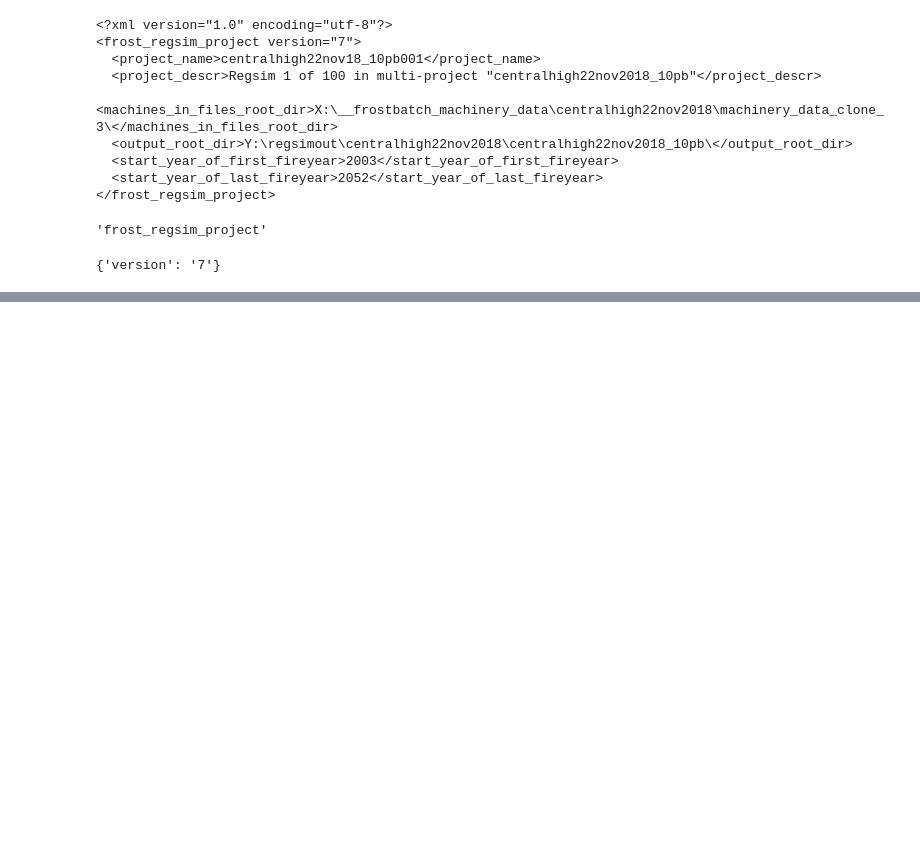
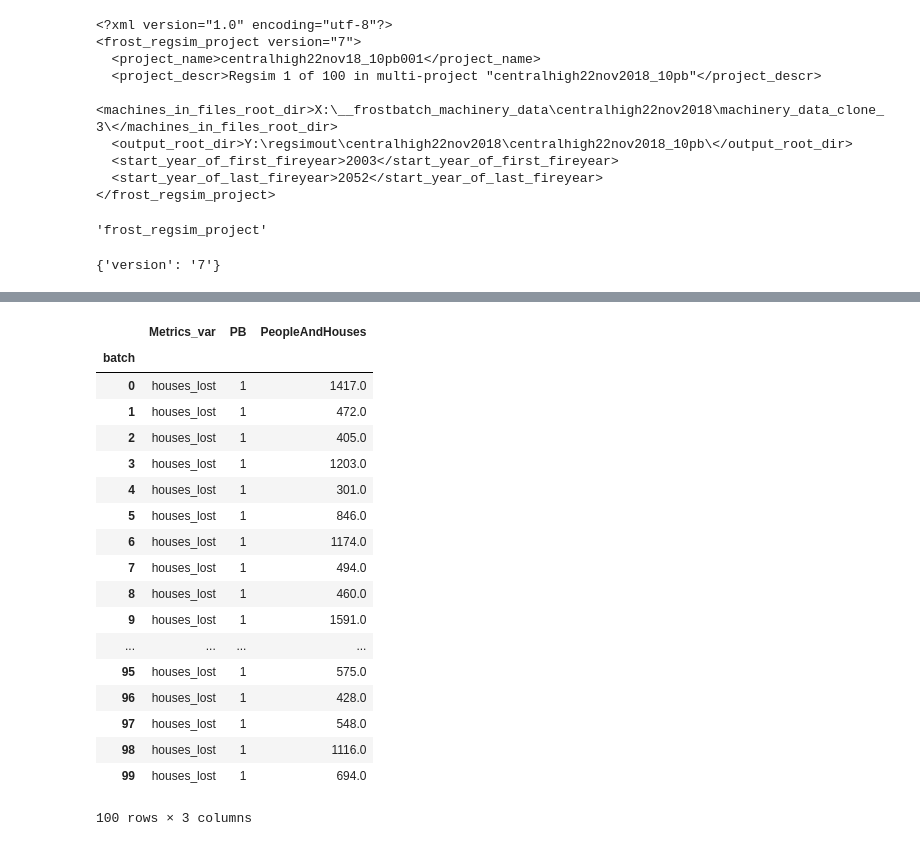
Before and after one commit to AnthonyRawlinsUoM/MetricsDashboard, a Jupyter notebook: Proper Batch and Season Extraction Testing.ipynb, the cells around one changed output, grey strips where cells are left out. Drawn from its saved outputs; the diff is of its cells as text; code cells hidden in the pictures; blank space fills up the shorter version.

```diff
--- a/Proper Batch and Season Extraction Testing.ipynb
+++ b/Proper Batch and Season Extraction Testing.ipynb
@@ -154,0 +209,2 @@ root.attrib
+# %%
+w = sorted(glob(wilds))
@@ -154,0 +255,22 @@ root.attrib
+# %%
+d.sel(PB=1, Metrics_var='houses_lost').groupby('batch').max(dim='years').to_dataframe()
+# %% [output]
+|  | Metrics_var | PB | PeopleAndHouses |
+| batch |  |  |  |
+| 0 | houses_lost | 1 | 1417.0 |
+| 1 | houses_lost | 1 | 472.0 |
+| 2 | houses_lost | 1 | 405.0 |
+| 3 | houses_lost | 1 | 1203.0 |
+| 4 | houses_lost | 1 | 301.0 |
+| 5 | houses_lost | 1 | 846.0 |
+| 6 | houses_lost | 1 | 1174.0 |
+| 7 | houses_lost | 1 | 494.0 |
+| 8 | houses_lost | 1 | 460.0 |
+| 9 | houses_lost | 1 | 1591.0 |
+| ... | ... | ... | ... |
+| 95 | houses_lost | 1 | 575.0 |
+| 96 | houses_lost | 1 | 428.0 |
+| 97 | houses_lost | 1 | 548.0 |
+| 98 | houses_lost | 1 | 1116.0 |
+| 99 | houses_lost | 1 | 694.0 |
+100 rows × 3 columns
```
Also changed, not shown: parts of 38 cells of this notebook, 21 other files.
